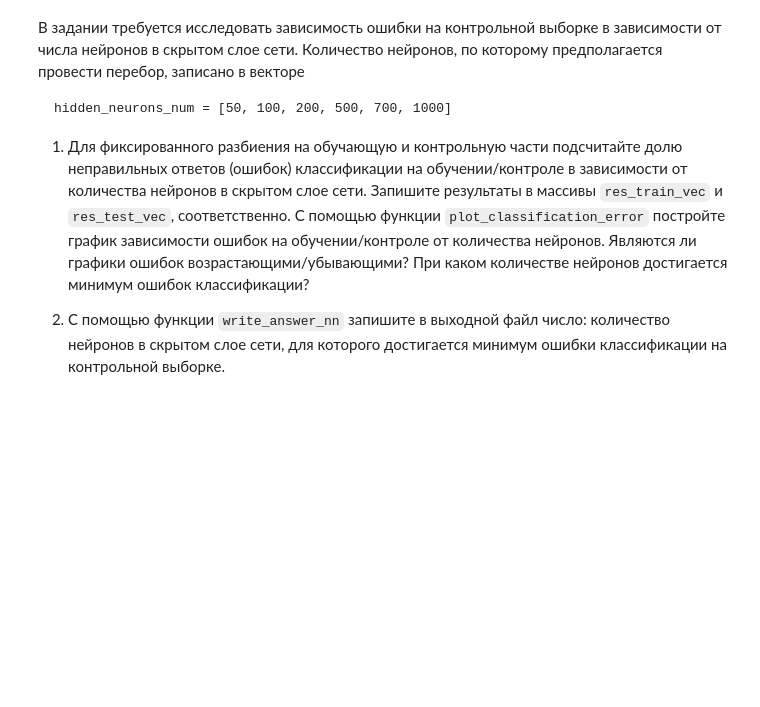
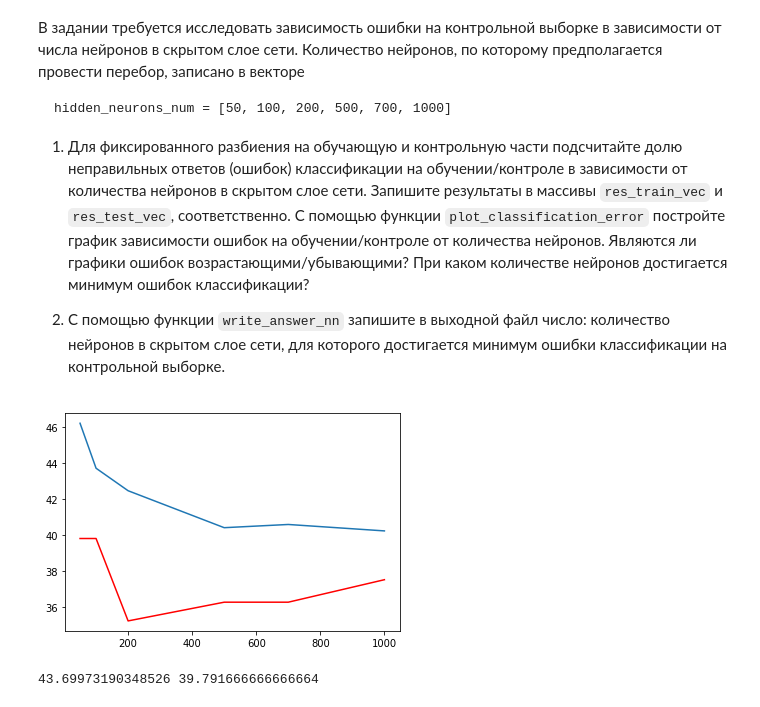
Before and after one commit to nesov777/C2W5, a Jupyter notebook: task_nn.ipynb, the cells around one changed output. Saved outputs shown, nothing was run; the diff lists cells and outputs as text; code cells hidden in the pictures; blank space fills up the shorter version.

```diff
--- a/task_nn.ipynb
+++ b/task_nn.ipynb
@@ -151,7 +161,7 @@ SoftmaxLayer -- функция softmax, используемая на выход
 np.random.seed(0) # Зафиксируем seed для получения воспроизводимого результата
 
 # Построение сети прямого распространения (Feedforward network)
-net = buildNetwork(ds_train.indim, HIDDEN_NEURONS_NUM, ds_train.outdim, outclass=SoftmaxLayer)
+net = buildNetwork(ds_train.indim, HIDDEN_NEURONS_NUM, ds_train.outdim, hiddenclass=LinearLayer, outclass=SoftmaxLayer)
 # ds.indim -- количество нейронов входного слоя, равне количеству признаков
 # ds.outdim -- количество нейронов выходного слоя, равное количеству меток классов
 # SoftmaxLayer -- функция активации, пригодная для решения задачи многоклассовой классификации
@@ -188,29 +203,41 @@ hidden_neurons_num = [50, 100, 200, 500, 700, 1000]
 # %%
 random.seed(0) # Зафиксируем seed для получния воспроизводимого результата
 np.random.seed(0)
 
 def plot_classification_error(hidden_neurons_num, res_train_vec, res_test_vec):
 # hidden_neurons_num -- массив размера h, содержащий количество нейронов, по которому предполагается провести перебор,
 #   hidden_neurons_num = [50, 100, 200, 500, 700, 1000];
 # res_train_vec -- массив размера h, содержащий значения доли неправильных ответов классификации на обучении;
 # res_train_vec -- массив размера h, содержащий значения доли неправильных ответов классификации на контроле
     plt.figure()
     plt.plot(hidden_neurons_num, res_train_vec)
     plt.plot(hidden_neurons_num, res_test_vec, '-r')
 
 def write_answer_nn(optimal_neurons_num):
     with open("nnets_answer1.txt", "w") as fout:
         fout.write(str(optimal_neurons_num))
 
 hidden_neurons_num = [50, 100, 200, 500, 700, 1000]
 res_train_vec = list()
 res_test_vec = list()
 
 for nnum in hidden_neurons_num:
+    net2 = buildNetwork(ds_train.indim, nnum, ds_train.outdim, hiddenclass=LinearLayer, outclass=SoftmaxLayer)
+    init_params = np.random.random((len(net2.params))) # Инициализируем веса сети для получения воспроизводимого результата
+    net2._setParameters(init_params)
+    BackpropTrainer(net2, dataset=ds_train).trainUntilConvergence(maxEpochs=MAX_EPOCHS)
+    res_train_vec.append(percentError(net2.activateOnDataset(ds_train).argmax(axis=1), ds_train['target'].argmax(axis=1)))
+    res_test_vec.append(percentError(net2.activateOnDataset(ds_test).argmax(axis=1), ds_test['target'].argmax(axis=1)))
     # Put your code here
     # Не забудьте про инициализацию весов командой np.random.random((len(net.params)))
 
 # Постройте график зависимости ошибок на обучении и контроле в зависимости от количества нейронов
 plot_classification_error(hidden_neurons_num, res_train_vec, res_test_vec)
 #  Запишите в файл количество нейронов, при котором достигается минимум ошибки на контроле
 write_answer_nn(hidden_neurons_num[res_test_vec.index(min(res_test_vec))])
+# %% [output]
+[figure, added]
+# %%
+print(res_train_vec[1],res_test_vec[1])
+# %% [output]
+43.69973190348526 39.791666666666664
```
Also changed, not shown: parts of 7 cells of this notebook, 1 other file.
